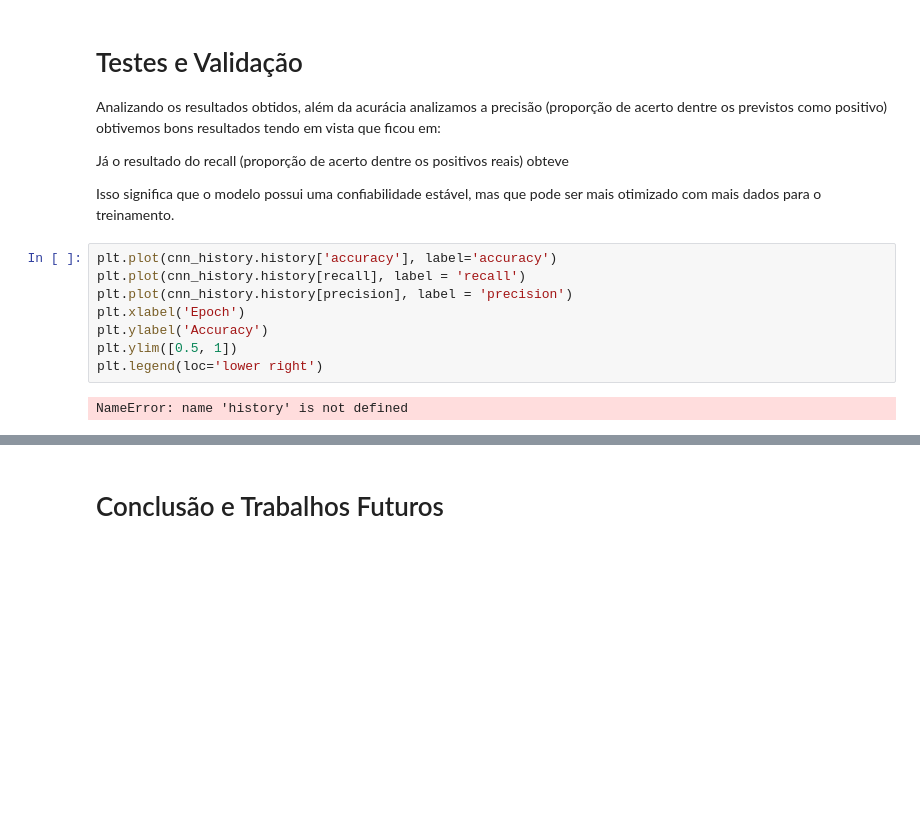
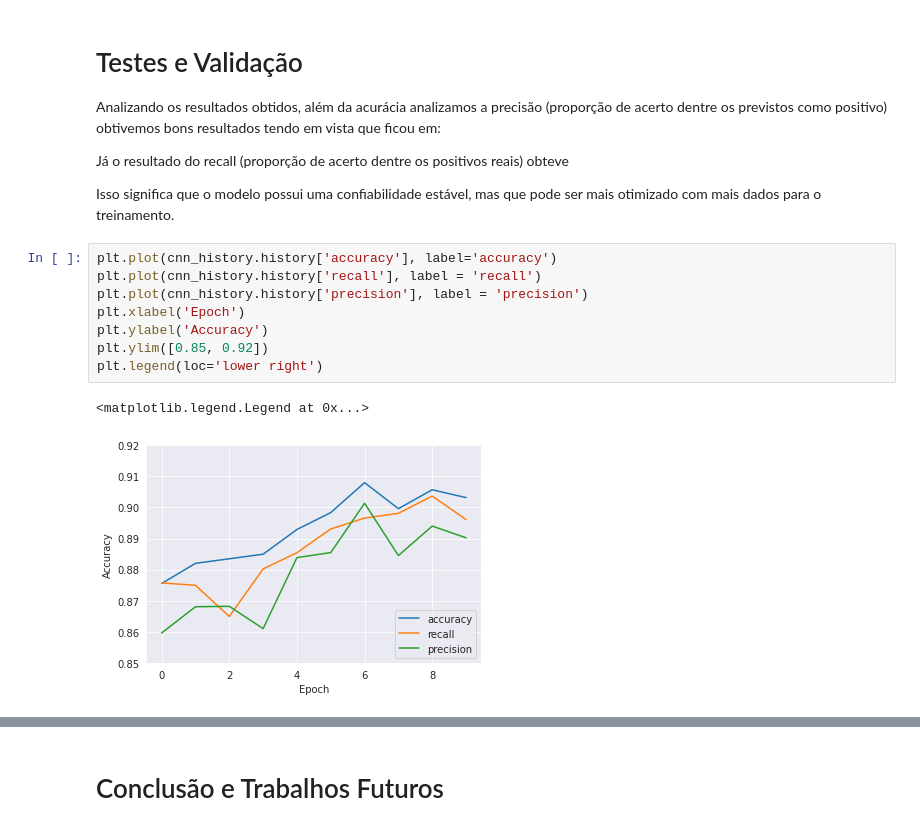
Before and after one commit to deeplearningunb/covid-cxr-test, a Jupyter notebook: image_classification.ipynb, the cells around one changed output, grey strips where cells are left out. Drawn from its saved outputs; the diff is of its cells as text; blank space fills up the shorter version.

```diff
--- a/image_classification.ipynb
+++ b/image_classification.ipynb
@@ -248,11 +259,12 @@ Já o resultado do recall (proporção de acerto dentre os positivos reais) obte
 Isso significa que o modelo possui uma confiabilidade estável, mas que pode ser mais otimizado com mais dados para o treinamento.
 # %%
 plt.plot(cnn_history.history['accuracy'], label='accuracy')
-plt.plot(cnn_history.history[recall], label = 'recall')
-plt.plot(cnn_history.history[precision], label = 'precision')
+plt.plot(cnn_history.history['recall'], label = 'recall')
+plt.plot(cnn_history.history['precision'], label = 'precision')
 plt.xlabel('Epoch')
 plt.ylabel('Accuracy')
-plt.ylim([0.5, 1])
+plt.ylim([0.85, 0.92])
 plt.legend(loc='lower right')
 # %% [output]
-NameError: name 'history' is not defined
+<matplotlib.legend.Legend at 0x...>
+[figure, added]
```
Also changed, not shown: parts of 3 cells of this notebook.
